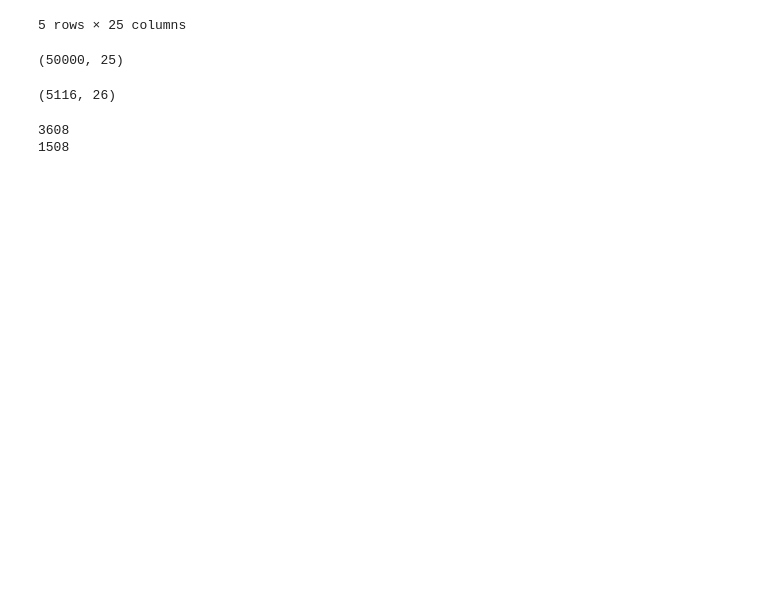
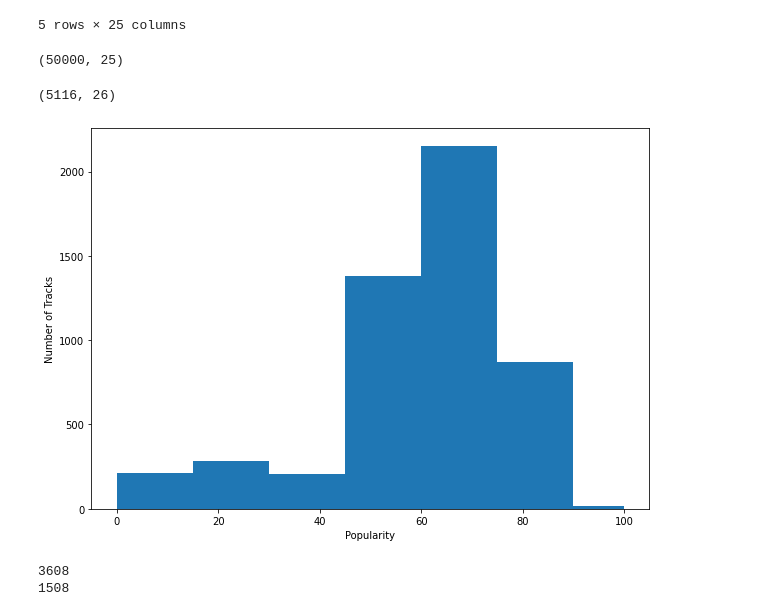
Before and after one commit to mnocerino23/Spotify-Song-Popularity-Classifier, a Jupyter notebook: Visualization_ML_SpotifyPopularity.ipynb, the cells around one changed output. Cells and saved outputs as stored; diff of their text form; code cells hidden in the pictures; blank space fills up the shorter version.

```diff
--- a/Visualization_ML_SpotifyPopularity.ipynb
+++ b/Visualization_ML_SpotifyPopularity.ipynb
@@ -68,6 +68,19 @@ dataset_restricted = dataset.loc[dataset['rap or not'] == 1]
 dataset_restricted.shape
 # %% [output]
 (5116, 26)
+# %%
+from matplotlib import pyplot as plt
+import numpy as np
+
+fig, ax = plt.subplots(figsize =(10, 7))
+ax.hist(dataset_restricted['popularity'], bins = [0, 15, 30, 45, 60, 75, 90 , 100])
+
+# Show plot
+plt.xlabel('Popularity')
+plt.ylabel('Number of Tracks')
+plt.show()
+# %% [output]
+[figure, added]
 # %%
 count_popular = 0
 count_notpopular = 0
```
